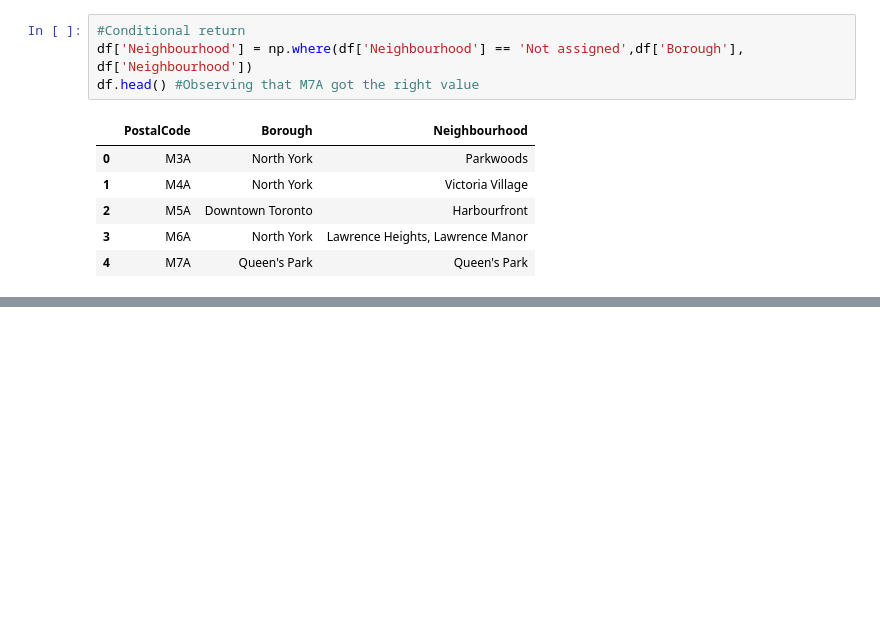
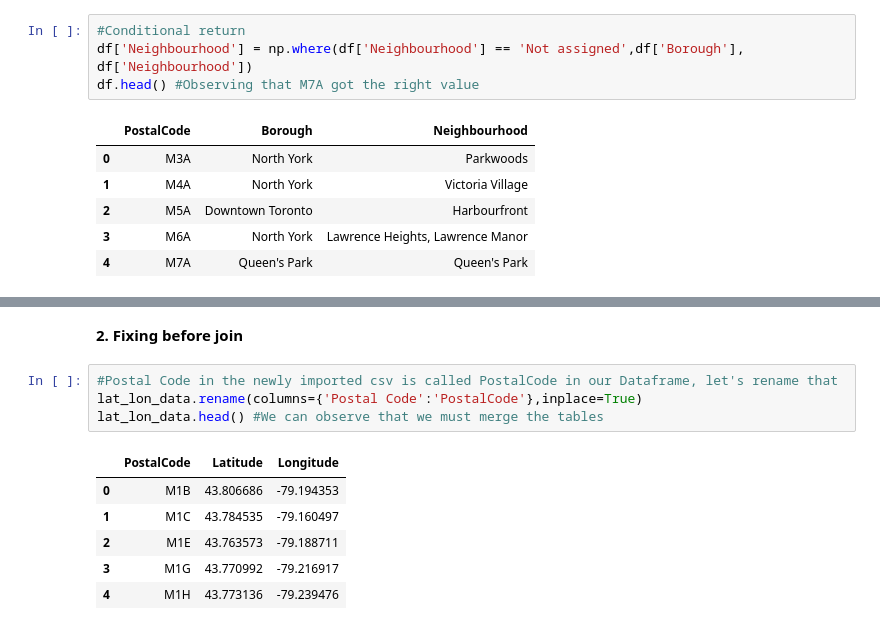
Before and after one commit to marienbaptiste/IBM-Capstone, a Jupyter notebook: Toronto.ipynb, the cells around one changed output, grey strips where cells are left out. Cells and saved outputs as stored; diff of their text form; blank space fills up the shorter version.

```diff
--- a/Toronto.ipynb
+++ b/Toronto.ipynb
@@ -120,0 +181,13 @@ df.head() #Observing that M7A got the right value
+# %% [markdown]
+**2.   Fixing before join**
+# %%
+#Postal Code in the newly imported csv is called PostalCode in our Dataframe, let's rename that
+lat_lon_data.rename(columns={'Postal Code':'PostalCode'},inplace=True)
+lat_lon_data.head() #We can observe that we must merge the tables
+# %% [output]
+|  | PostalCode | Latitude | Longitude |
+| 0 | M1B | 43.806686 | -79.194353 |
+| 1 | M1C | 43.784535 | -79.160497 |
+| 2 | M1E | 43.763573 | -79.188711 |
+| 3 | M1G | 43.770992 | -79.216917 |
+| 4 | M1H | 43.773136 | -79.239476 |
```
Also changed, not shown: parts of 18 cells of this notebook.
